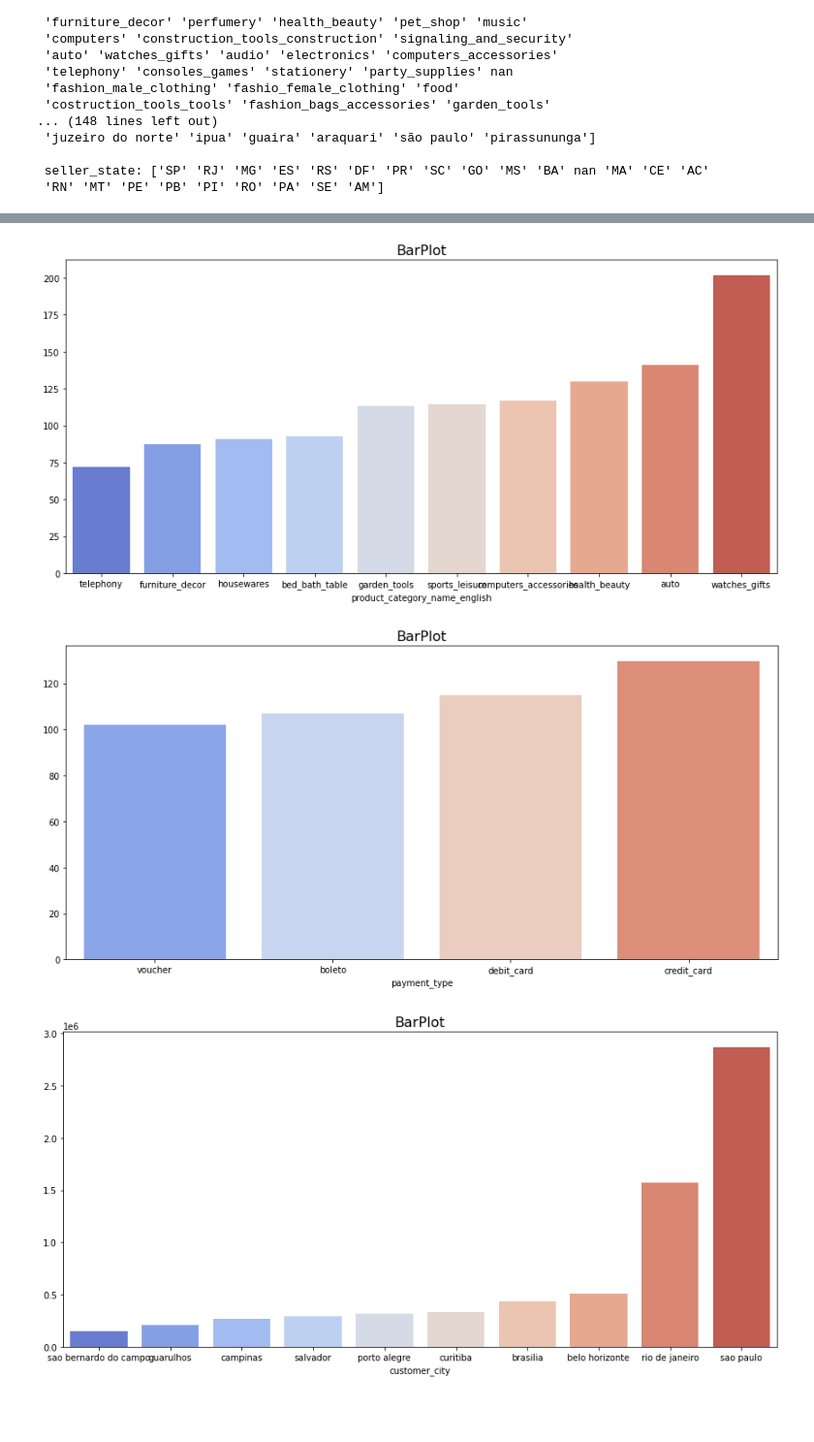
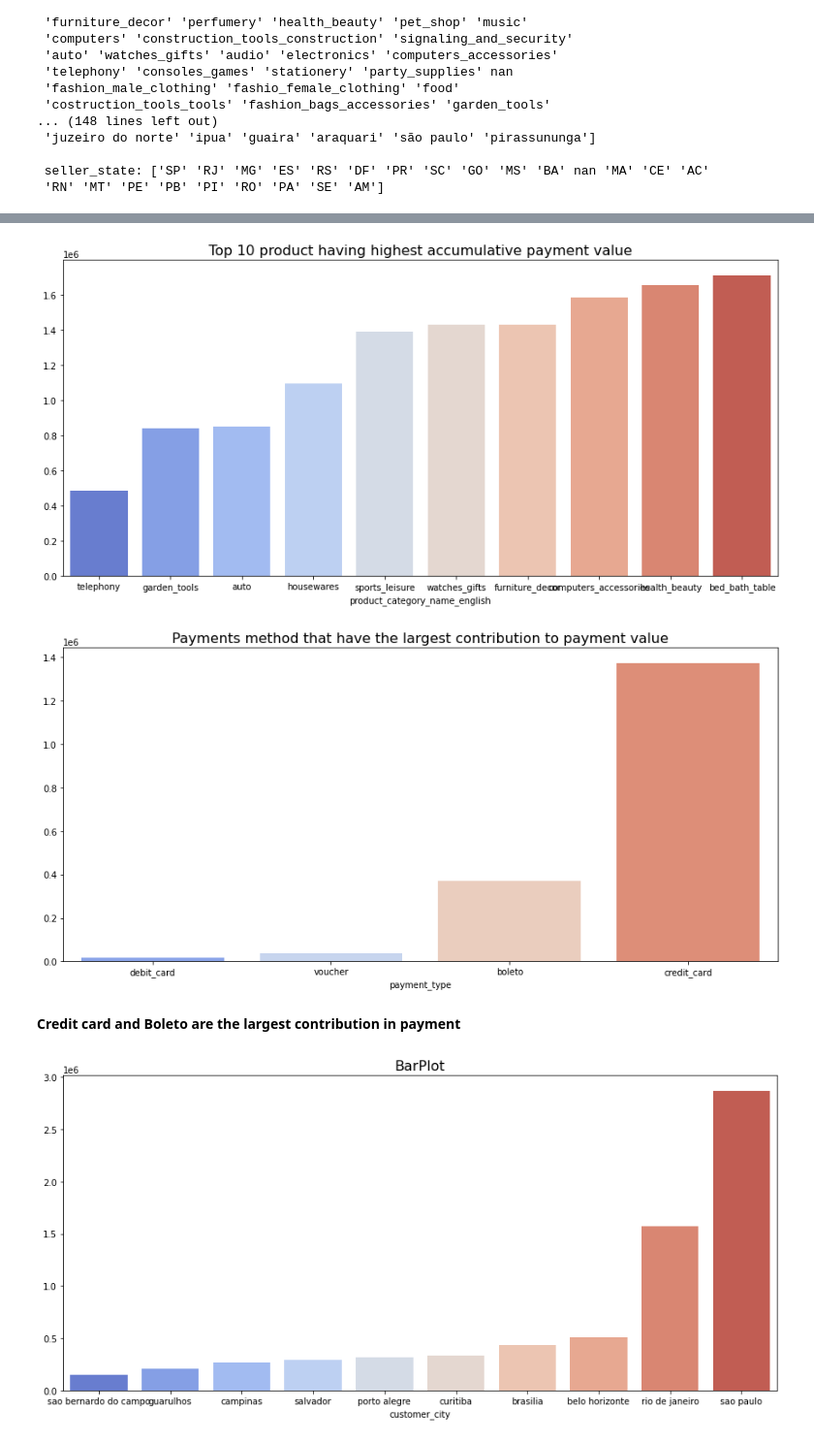
Before and after one commit to Faroja/Final-Project-Sementara, a Jupyter notebook: Finpro.ipynb, the cells around one changed output, grey strips where cells are left out. Shown: that part at 97% size. Saved outputs shown, nothing was run; the diff lists cells and outputs as text; code cells hidden in the pictures; blank space fills up the shorter version.

```diff
--- a/Finpro.ipynb
+++ b/Finpro.ipynb
@@ -169,24 +214,26 @@ top_10_product = df['product_category_name_english'].value_counts().sort_values(
 df_top_10_product = df[df['product_category_name_english'].isin(top_10_product)]
 # %%
 plt.figure(figsize=(12, 6))
-df_price_cat = df_top_10_product.groupby('product_category_name_english')['price'].mean().sort_values()
+df_price_cat = df_top_10_product.groupby('product_category_name_english')['payment_value'].sum().sort_values()
 pal = sns.color_palette('coolwarm', len(df_price_cat))
 sns.barplot(x=df_price_cat.index, y=df_price_cat.values, palette=pal)
-plt.title('BarPlot', size=16)
+plt.title('Top 10 product having highest accumulative payment value', size=16)
 plt.tight_layout()
 plt.show()
 # %% [output]
-[figure, old version]
+[figure, new version]
 # %%
 plt.figure(figsize=(12, 6))
-df_price_cat = df_sample.groupby('payment_type')['price'].mean().sort_values()
+df_price_cat = df_sample.groupby('payment_type')['payment_value'].sum().sort_values()
 pal = sns.color_palette('coolwarm', len(df_price_cat))
 sns.barplot(x=df_price_cat.index, y=df_price_cat.values, palette=pal)
-plt.title('BarPlot', size=16)
+plt.title('Payments method that have the largest contribution to payment value', size=16)
 plt.tight_layout()
 plt.show()
 # %% [output]
-[figure, old version]
+[figure, new version]
+# %% [markdown]
+**Credit card and Boleto are the largest contribution in payment**
 # %%
 top_10_customer_city = df['customer_city'].value_counts().sort_values(ascending=False).head(10).index
 df_top_10_customer_city = df[df['customer_city'].isin(top_10_customer_city)]
```
Also changed, not shown: parts of 18 cells of this notebook.
